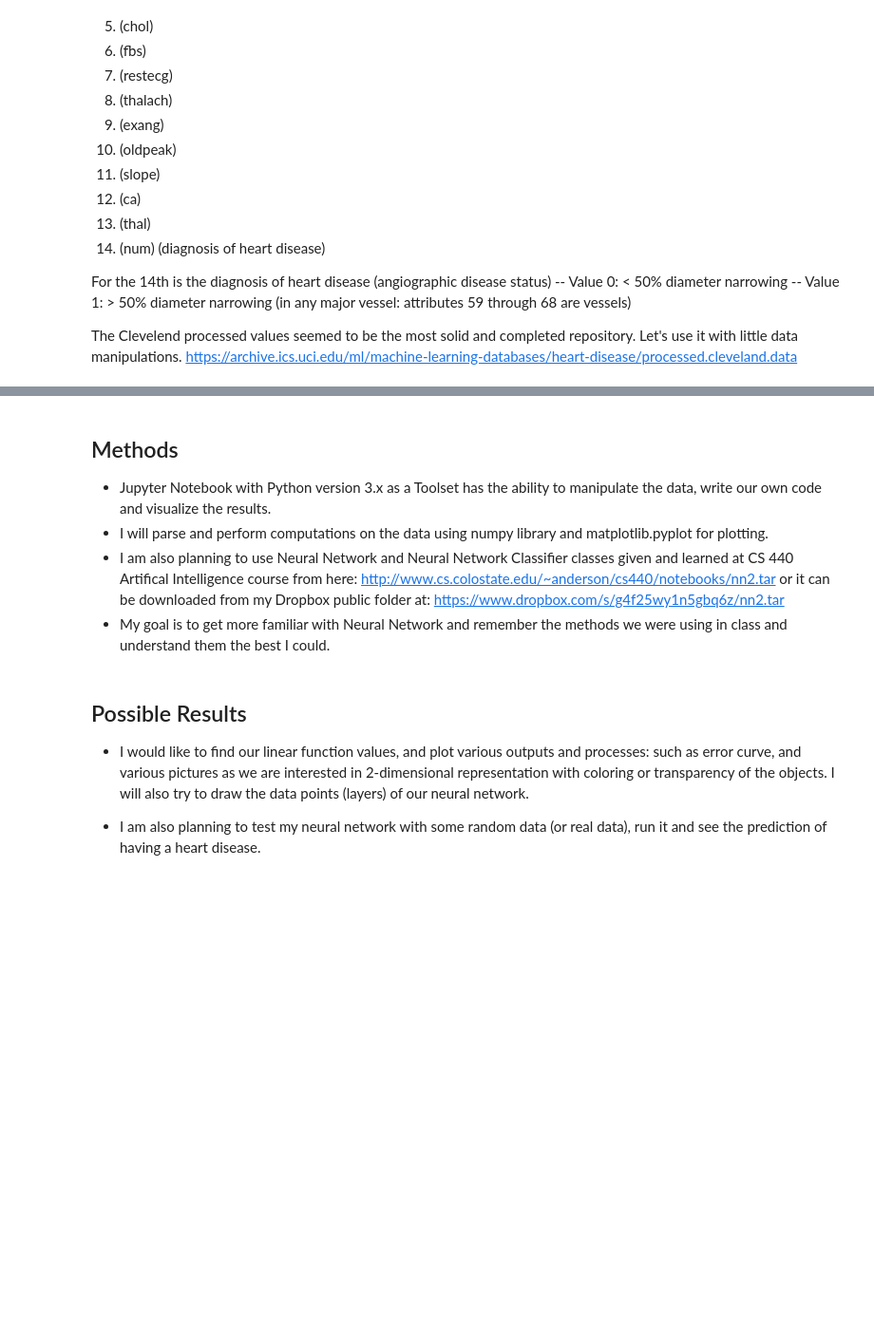
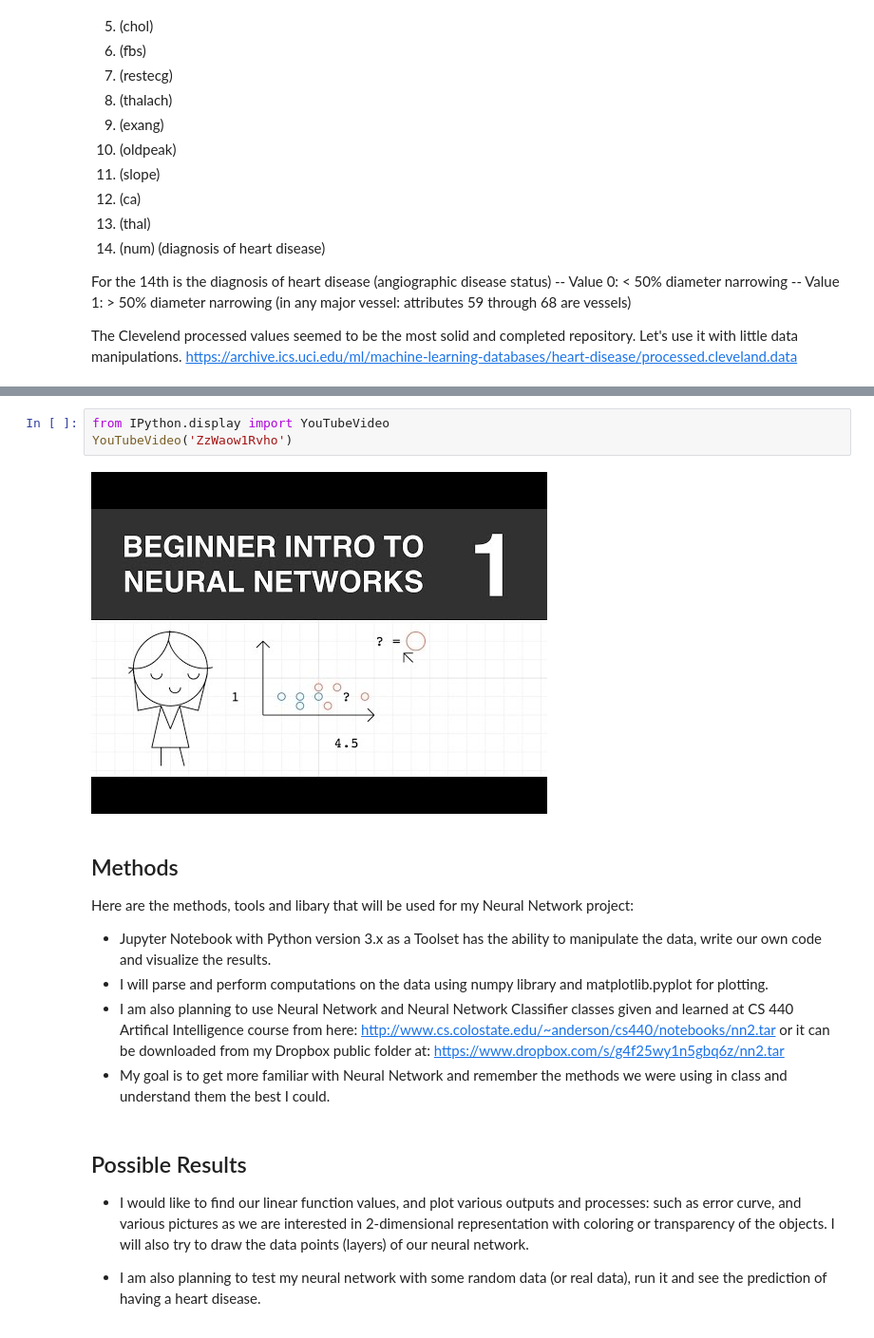
Before and after one commit to nikradaev/Neural-Networks-on-the-Real-Scientific-Data, a Jupyter notebook: radaev-project.ipynb, the cells around one changed output, grey strips where cells are left out. Shown at 95% size. Drawn from its saved outputs; the diff is of its cells as text; blank space fills up the shorter version.

```diff
--- a/radaev-project.ipynb
+++ b/radaev-project.ipynb
@@ -60,6 +66,12 @@ https://archive.ics.uci.edu/ml/machine-learning-databases/heart-disease/processe
+# %%
+from IPython.display import YouTubeVideo
+YouTubeVideo('ZzWaow1Rvho')
+# %% [output]
+[figure, added]
 # %% [markdown]
 ## Methods
 
+Here are the methods, tools and libary that will be used for my Neural Network project:
 * Jupyter Notebook with Python version 3.x as a Toolset has the ability to manipulate the data, write our own code and visualize the results.
 * I will parse and perform computations on the data using numpy library and matplotlib.pyplot for plotting.
 * I am also planning to use Neural Network and Neural Network Classifier classes given and learned at CS 440 Artifical Intelligence course from here: http://www.cs.colostate.edu/~anderson/cs440/notebooks/nn2.tar or it can be downloaded from my Dropbox public folder at: https://www.dropbox.com/s/g4f25wy1n5gbq6z/nn2.tar
```
Also changed, not shown: parts of 27 cells of this notebook.
